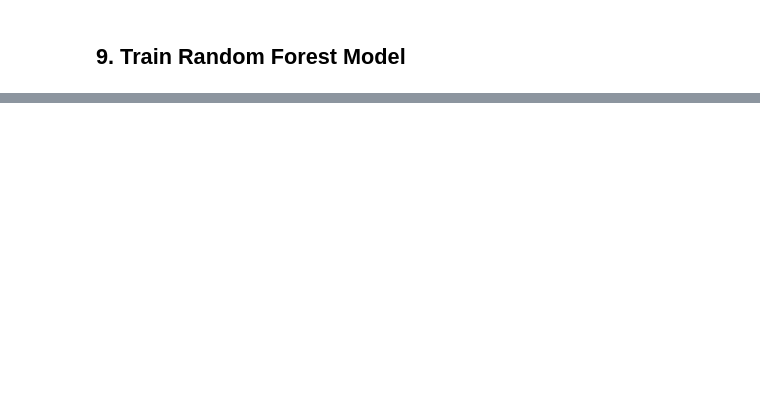
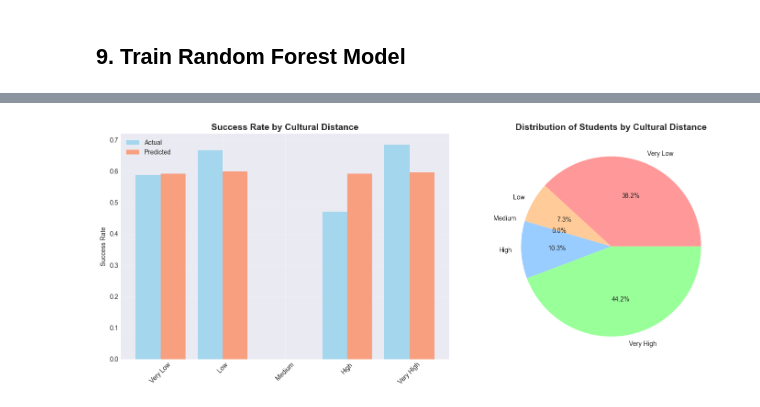
Before and after one commit to kulasekara02/LSTM-Random_Forest, a Jupyter notebook: hybrid_lstm_rf_32weeks_complete.ipynb, the cells around one changed output, grey strips where cells are left out. Saved outputs shown, nothing was run; the diff lists cells and outputs as text; code cells hidden in the pictures; blank space fills up the shorter version.

```diff
--- a/hybrid_lstm_rf_32weeks_complete.ipynb
+++ b/hybrid_lstm_rf_32weeks_complete.ipynb
@@ -1815,0 +1467,95 @@ Saved: ./results32\plots\decision_curve_32w.png
+# %%
+# Cell 17: Cultural distance analysis
+print("\n" + "="*70)
+print("CULTURAL DISTANCE ANALYSIS")
+print("="*70)
+
+# Create cultural distance bins
+if 'cultural_distance' in test_df.columns:
+    # Check unique values in cultural_distance
+    n_unique = test_df['cultural_distance'].nunique()
+    print(f"Number of unique cultural distance values: {n_unique}")
+
+    # Dynamically determine number of bins based on unique values
+    if n_unique < 5:
+        # Use fewer bins if there aren't enough unique values
+        n_bins = min(n_unique, 3)
+        bin_labels = ['Low', 'Medium', 'High'][:n_bins]
+        print(f"Using {n_bins} bins due to limited unique values")
+
+        test_df['cultural_distance_bin'] = pd.qcut(
+            test_df['cultural_distance'],
+            q=n_bins,
+            labels=bin_labels,
+            duplicates='drop'  # Handle duplicate bin edges
+        )
+    else:
+        # Use 5 bins with duplicate handling
+        try:
+            test_df['cultural_distance_bin'] = pd.qcut(
+                test_df['cultural_distance'],
+                q=5,
+                labels=['Very Low', 'Low', 'Medium', 'High', 'Very High'],
+                duplicates='drop'  # Automatically drop duplicate edges
+            )
+        except ValueError:
+            # Fallback to cut with fixed intervals if qcut still fails
+            print("⚠️ Using fixed intervals (cut) instead of quantiles (qcut)")
+            test_df['cultural_distance_bin'] = pd.cut(
+                test_df['cultural_distance'],
+                bins=5,
+                labels=['Very Low', 'Low', 'Medium', 'High', 'Very High'],
+                duplicates='drop'
+            )
+
+    # Analyze outcomes by cultural distance
+    cultural_analysis = test_df.groupby('cultural_distance_bin').agg({
+        'target_success': ['mean', 'count']
+    }).round(3)
+
+    # Add predictions
+    test_df['pred_risk'] = 1 - hybrid_test_pred
+    cultural_predictions = test_df.groupby('cultural_distance_bin').agg({
+        'pred_risk': 'mean'
+    }).round(3)
+
+    cultural_results = pd.concat([cultural_analysis, cultural_predictions], axis=1)
+    cultural_results.columns = ['Actual_Success_Rate', 'Count', 'Predicted_Risk']
+
+    print("\nCultural Distance Impact on Success:")
+    print(cultural_results)
+
+    # Visualization
+    fig, axes = plt.subplots(1, 2, figsize=(15, 6))
+
+    # Success rate by cultural distance
+    x_pos = range(len(cultural_results))
+    axes[0].bar(x_pos,
+                cultural_results['Actual_Success_Rate'],
+                color='skyblue', alpha=0.7, label='Actual', width=0.4)
+    axes[0].bar([x + 0.4 for x in x_pos],
+                1 - cultural_results['Predicted_Risk'],
+                color='coral', alpha=0.7, label='Predicted', width=0.4)
+    axes[0].set_xticks([x + 0.2 for x in x_pos])
+    axes[0].set_xticklabels(cultural_results.index, rotation=45)
+    axes[0].set_ylabel('Success Rate')
+    axes[0].set_title('Success Rate by Cultural Distance', fontsize=14, fontweight='bold')
+    axes[0].legend()
+    axes[0].grid(alpha=0.3)
+
+    # Sample size distribution
+    colors = ['#ff9999', '#ffcc99', '#ffff99', '#99ccff', '#99ff99']
+    axes[1].pie(cultural_results['Count'],
+                labels=cultural_results.index,
+                autopct='%1.1f%%',
+                colors=colors[:len(cultural_results)])
+    axes[1].set_title('Distribution of Students by Cultural Distance', fontsize=14, fontweight='bold')
+
+    plt.tight_layout()
+    plt.savefig(os.path.join(PLOTS_DIR, 'cultural_distance_analysis.png'), dpi=300, bbox_inches='tight')
+    plt.show()
+
+    print("\n✓ Cultural distance analysis completed successfully")
+else:
+    print("⚠️ Cultural distance column not found in dataset")
+# %% [output]
@@ -1815,0 +1576 @@ Saved: ./results32\plots\decision_curve_32w.png
+[figure, added]
```
Also changed, not shown: parts of 59 cells of this notebook, 51 other files.
